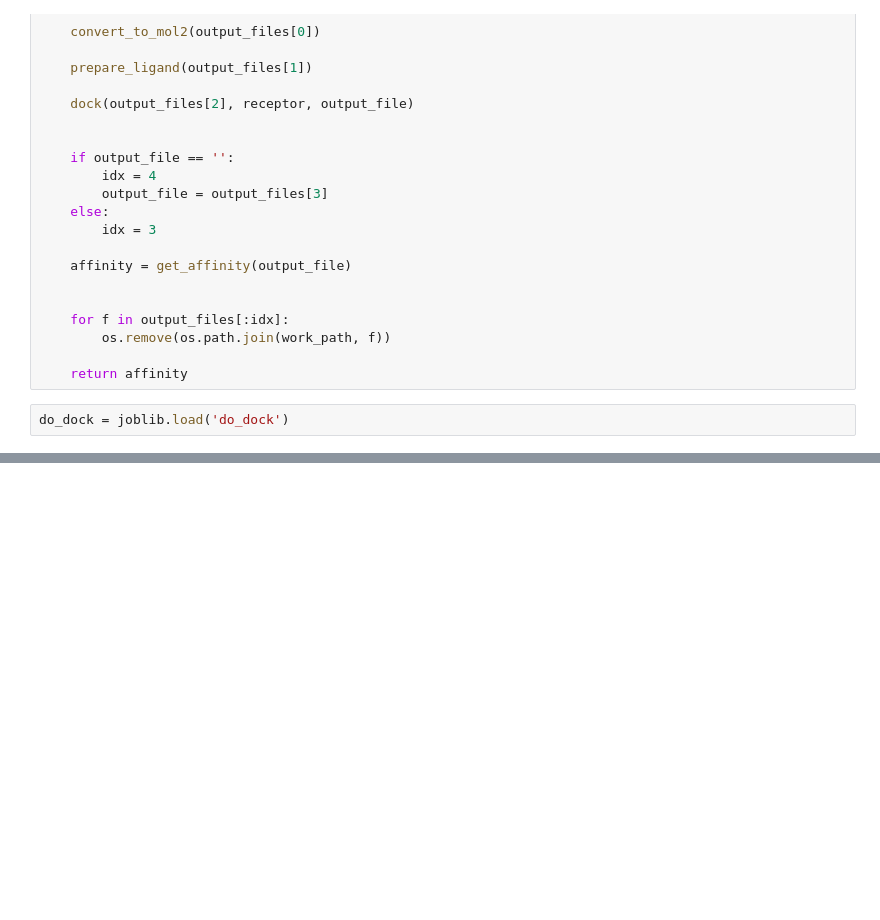
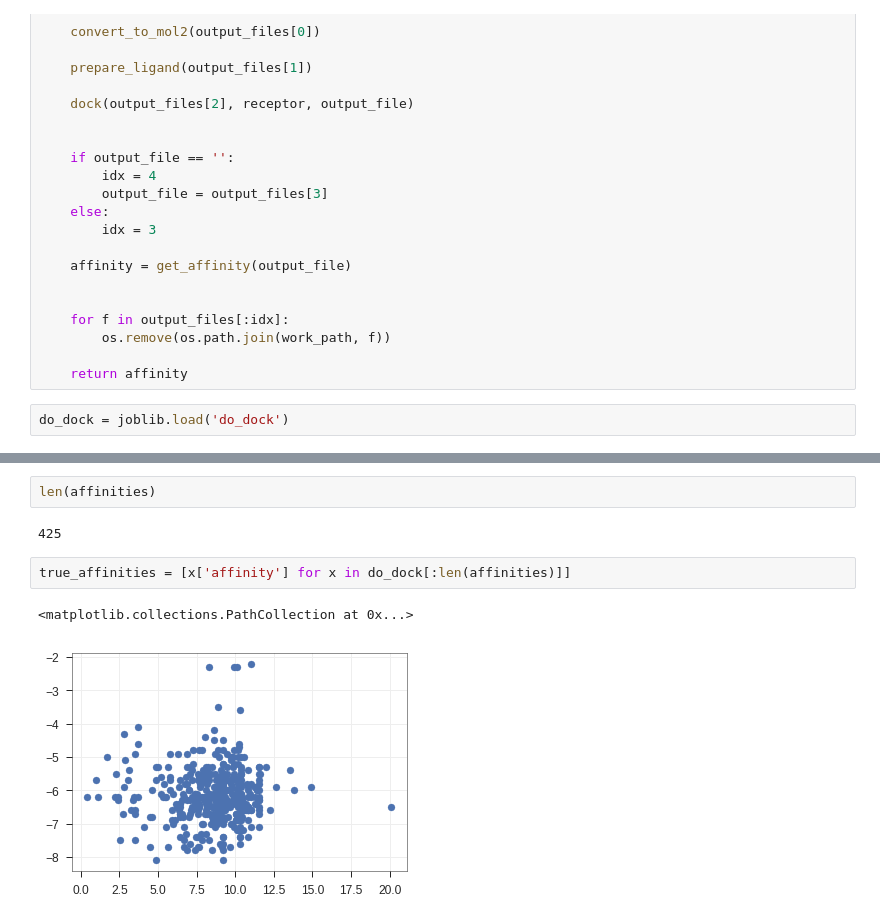
Before and after one commit to mamanain/DrugGenNN, a Jupyter notebook: DataExploration.ipynb, the cells around one changed output, grey strips where cells are left out. Cells and saved outputs as stored; diff of their text form; blank space fills up the shorter version.

```diff
--- a/DataExploration.ipynb
+++ b/DataExploration.ipynb
@@ -337,0 +339,9 @@ for i, d in enumerate(tqdm_notebook(do_dock)):
+# %%
+len(affinities)
+# %% [output]
+425
+# %%
+true_affinities = [x['affinity'] for x in do_dock[:len(affinities)]]
+# %% [output]
+<matplotlib.collections.PathCollection at 0x...>
+[figure, added]
```
Also changed, not shown: parts of 4 cells of this notebook, 1 other file.
